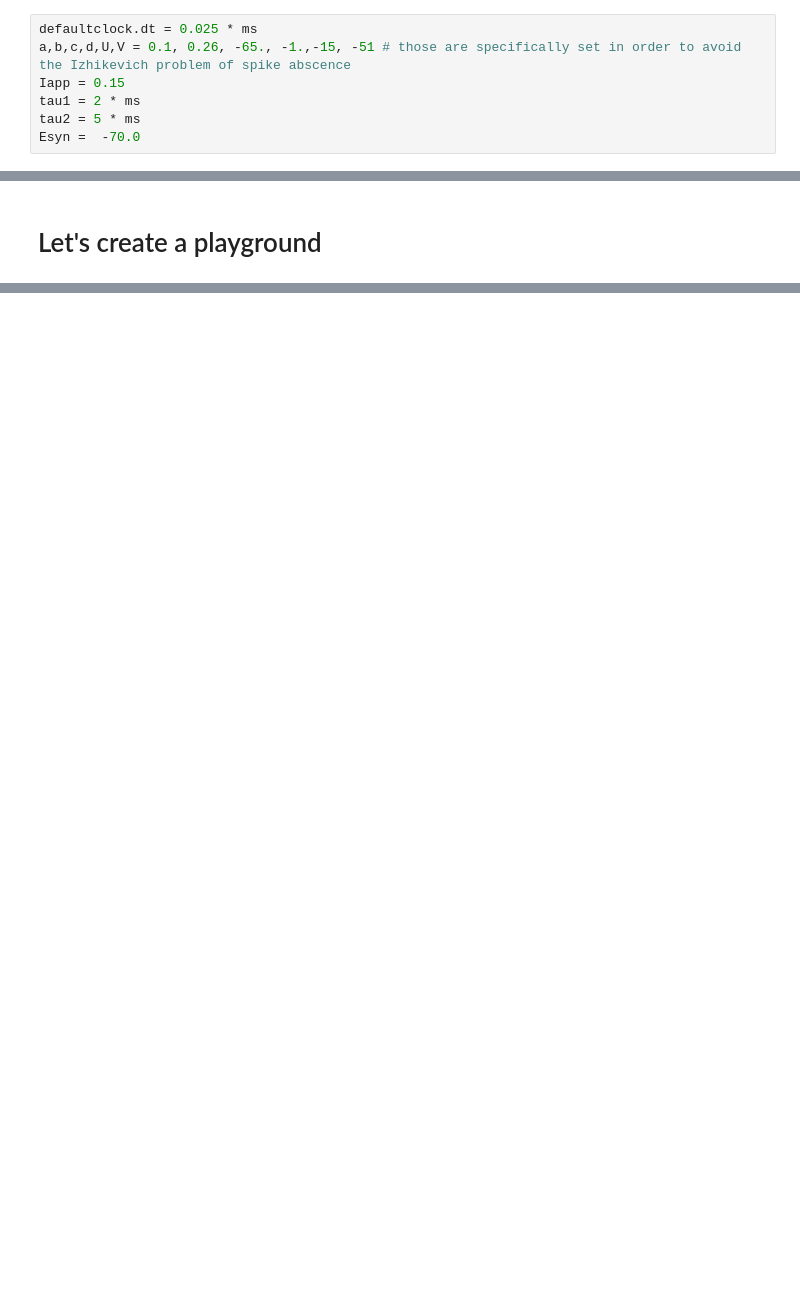
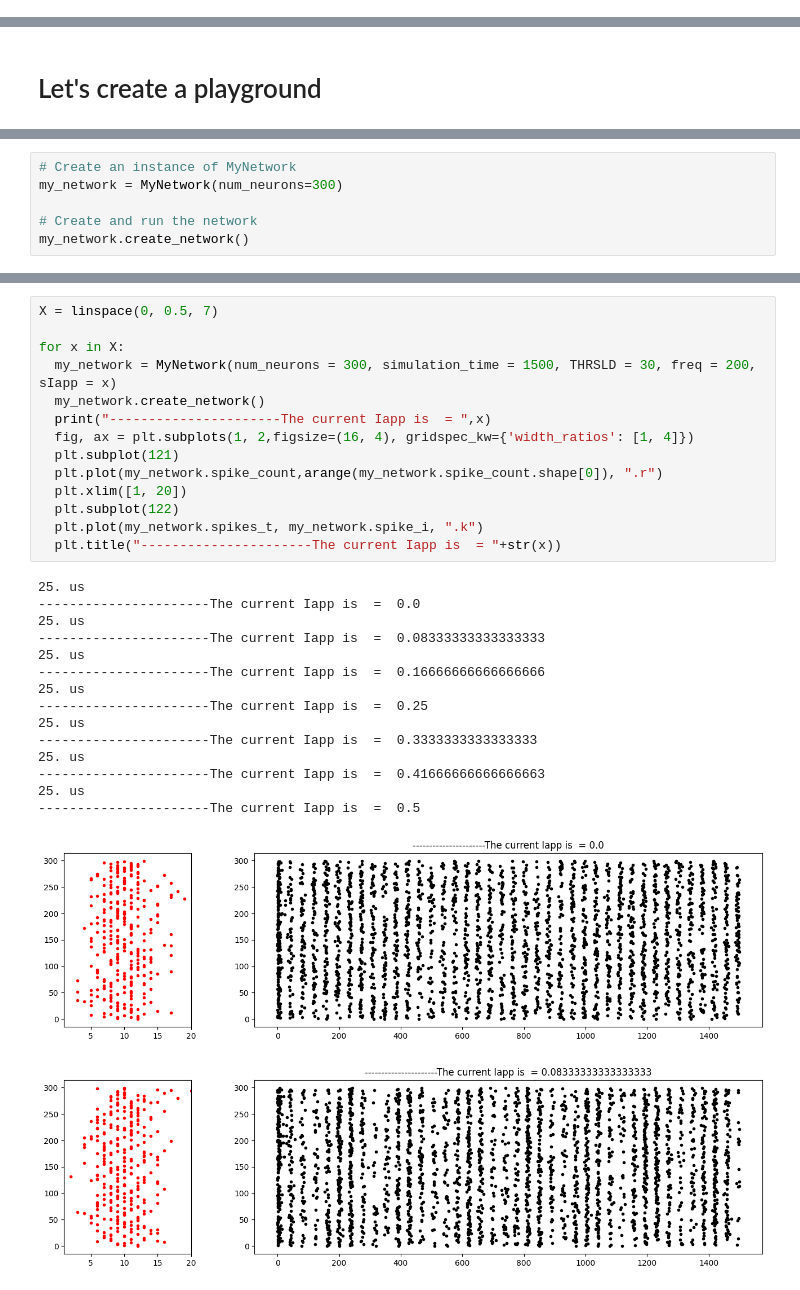
Before and after one commit to SergiiRv/first, a Jupyter notebook: Brian2_tLab2_SergiiRomanenko.ipynb, the cells around one changed output, grey strips where cells are left out. Cells and saved outputs as stored; diff of their text form; blank space fills up the shorter version.

```diff
--- a/Brian2_tLab2_SergiiRomanenko.ipynb
+++ b/Brian2_tLab2_SergiiRomanenko.ipynb
@@ -25,7 +24,0 @@ from brian2 import *
-# %%
-defaultclock.dt = 0.025 * ms
-a,b,c,d,U,V = 0.1, 0.26, -65., -1.,-15, -51 # those are specifically set in order to avoid the Izhikevich problem of spike abscence
-Iapp = 0.15
-tau1 = 2 * ms
-tau2 = 5 * ms
-Esyn =  -70.0
@@ -178,0 +130,6 @@ simulation.run_simulation()
+# %%
+# Create an instance of MyNetwork
+my_network = MyNetwork(num_neurons=300)
+
+# Create and run the network
+my_network.create_network()
@@ -178,0 +140,31 @@ simulation.run_simulation()
+# %%
+X = linspace(0, 0.5, 7)
+
+for x in X:
+  my_network = MyNetwork(num_neurons = 300, simulation_time = 1500, THRSLD = 30, freq = 200, sIapp = x)
+  my_network.create_network()
+  print("----------------------The current Iapp is  = ",x)
+  fig, ax = plt.subplots(1, 2,figsize=(16, 4), gridspec_kw={'width_ratios': [1, 4]})
+  plt.subplot(121)
+  plt.plot(my_network.spike_count,arange(my_network.spike_count.shape[0]), ".r")
+  plt.xlim([1, 20])
+  plt.subplot(122)
+  plt.plot(my_network.spikes_t, my_network.spike_i, ".k")
+  plt.title("----------------------The current Iapp is  = "+str(x))
+# %% [output]
+25. us
+----------------------The current Iapp is  =  0.0
+25. us
+----------------------The current Iapp is  =  0.08333333333333333
+25. us
+----------------------The current Iapp is  =  0.16666666666666666
+25. us
+----------------------The current Iapp is  =  0.25
+25. us
+----------------------The current Iapp is  =  0.3333333333333333
+25. us
+----------------------The current Iapp is  =  0.41666666666666663
+25. us
+----------------------The current Iapp is  =  0.5
+[figure, added]
+[figure, added]
```
Also changed, not shown: parts of 18 cells of this notebook.
